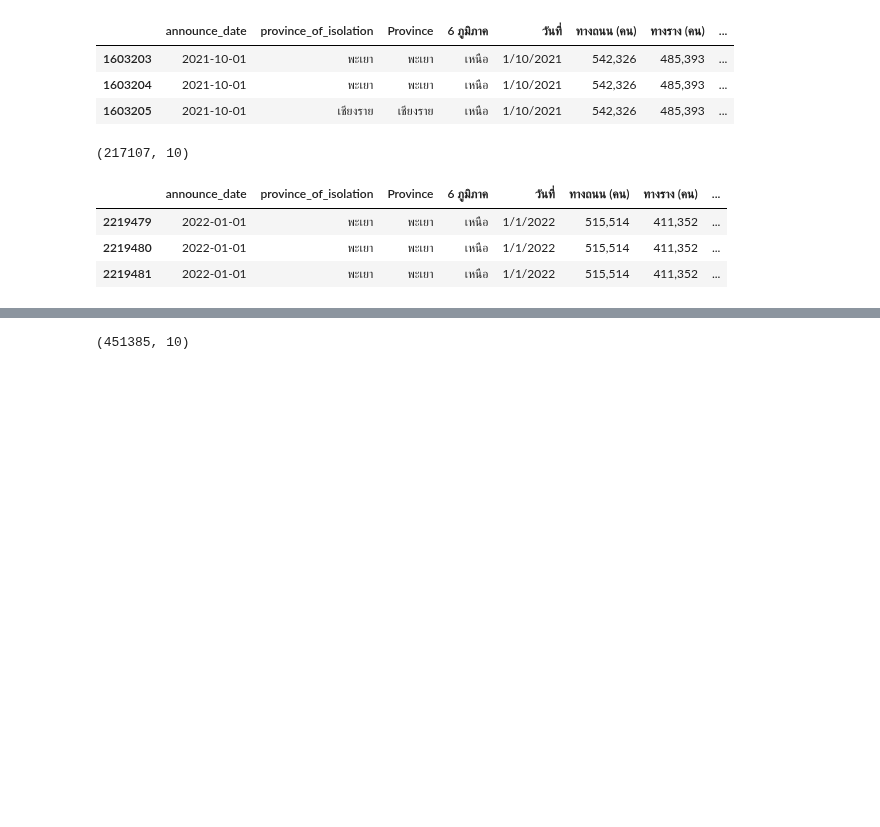
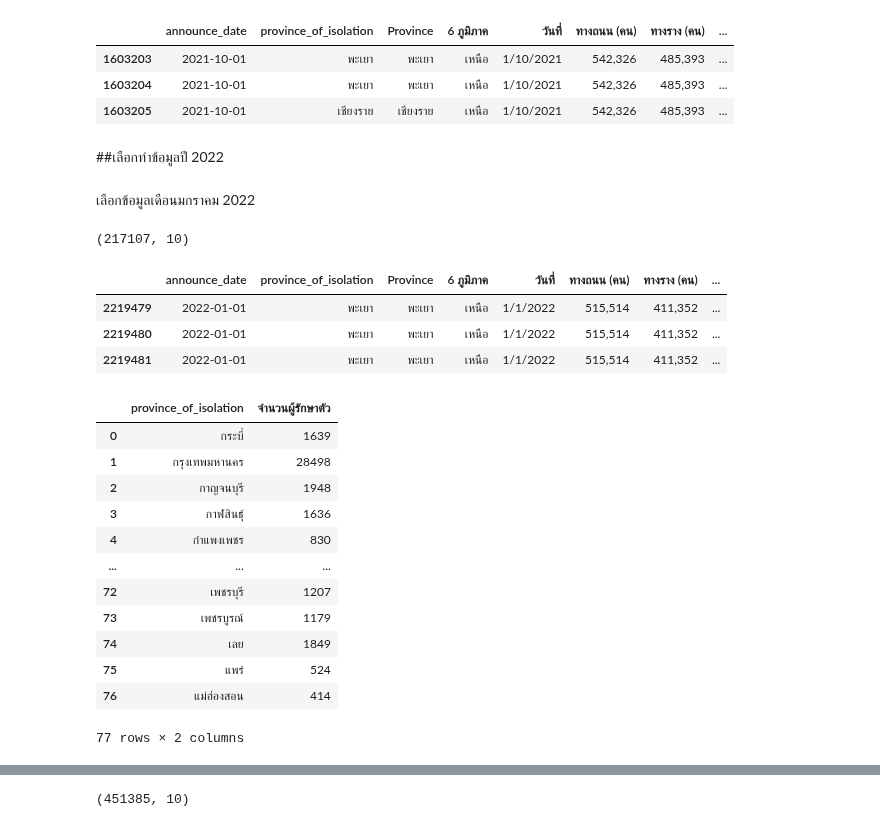
Before and after one commit to Nunticha24/data_viz_2022, a Jupyter notebook: Project_Dinosaur.ipynb, the cells around one changed output, grey strips where cells are left out. Saved outputs shown, nothing was run; the diff lists cells and outputs as text; code cells hidden in the pictures; blank space fills up the shorter version.

```diff
--- a/Project_Dinosaur.ipynb
+++ b/Project_Dinosaur.ipynb
@@ -494,4 +494,8 @@ covid2021_4.head(3)
 | 1603203 | 2021-10-01 | พะเยา | พะเยา | เหนือ | 1/10/2021 | 542,326 | 485,393 | ... |
 | 1603204 | 2021-10-01 | พะเยา | พะเยา | เหนือ | 1/10/2021 | 542,326 | 485,393 | ... |
 | 1603205 | 2021-10-01 | เชียงราย | เชียงราย | เหนือ | 1/10/2021 | 542,326 | 485,393 | ... |
+# %% [markdown]
+##เลือกทำข้อมูลปี 2022
+# %% [markdown]
+เลือกข้อมูลเดือนมกราคม 2022
 # %%
@@ -504,3 +508,20 @@ covid2022_1.head(3)
 | 2219479 | 2022-01-01 | พะเยา | พะเยา | เหนือ | 1/1/2022 | 515,514 | 411,352 | ... |
 | 2219480 | 2022-01-01 | พะเยา | พะเยา | เหนือ | 1/1/2022 | 515,514 | 411,352 | ... |
 | 2219481 | 2022-01-01 | พะเยา | พะเยา | เหนือ | 1/1/2022 | 515,514 | 411,352 | ... |
+# %%
+data_gb_2022_1 = covid2022_1.groupby('province_of_isolation').size().reset_index(name='จำนวนผู้รักษาตัว')
+data_gb_2022_1
+# %% [output]
+|  | province_of_isolation | จำนวนผู้รักษาตัว |
+| 0 | กระบี่ | 1639 |
+| 1 | กรุงเทพมหานคร | 28498 |
+| 2 | กาญจนบุรี | 1948 |
+| 3 | กาฬสินธุ์ | 1636 |
+| 4 | กำแพงเพชร | 830 |
+| ... | ... | ... |
+| 72 | เพชรบุรี | 1207 |
+| 73 | เพชรบูรณ์ | 1179 |
+| 74 | เลย | 1849 |
+| 75 | แพร่ | 524 |
+| 76 | แม่ฮ่องสอน | 414 |
+77 rows × 2 columns
```
Also changed, not shown: parts of 11 cells of this notebook.
